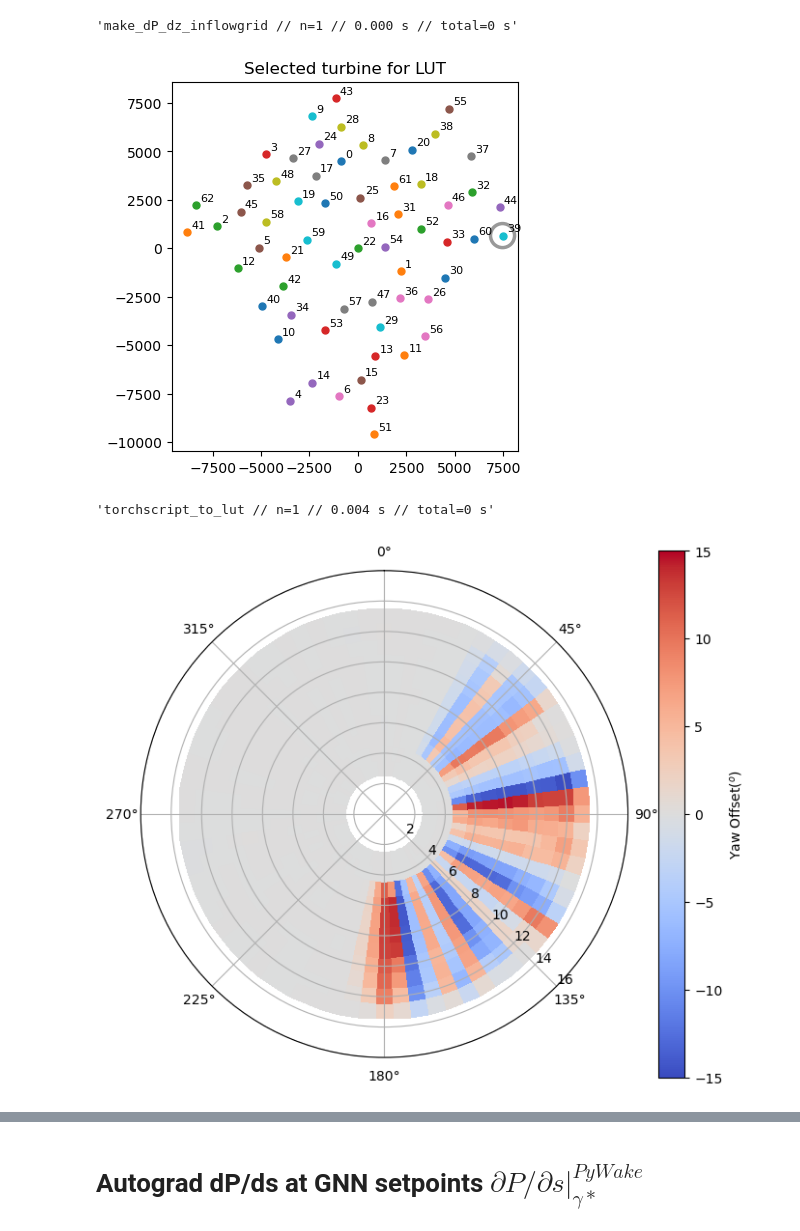
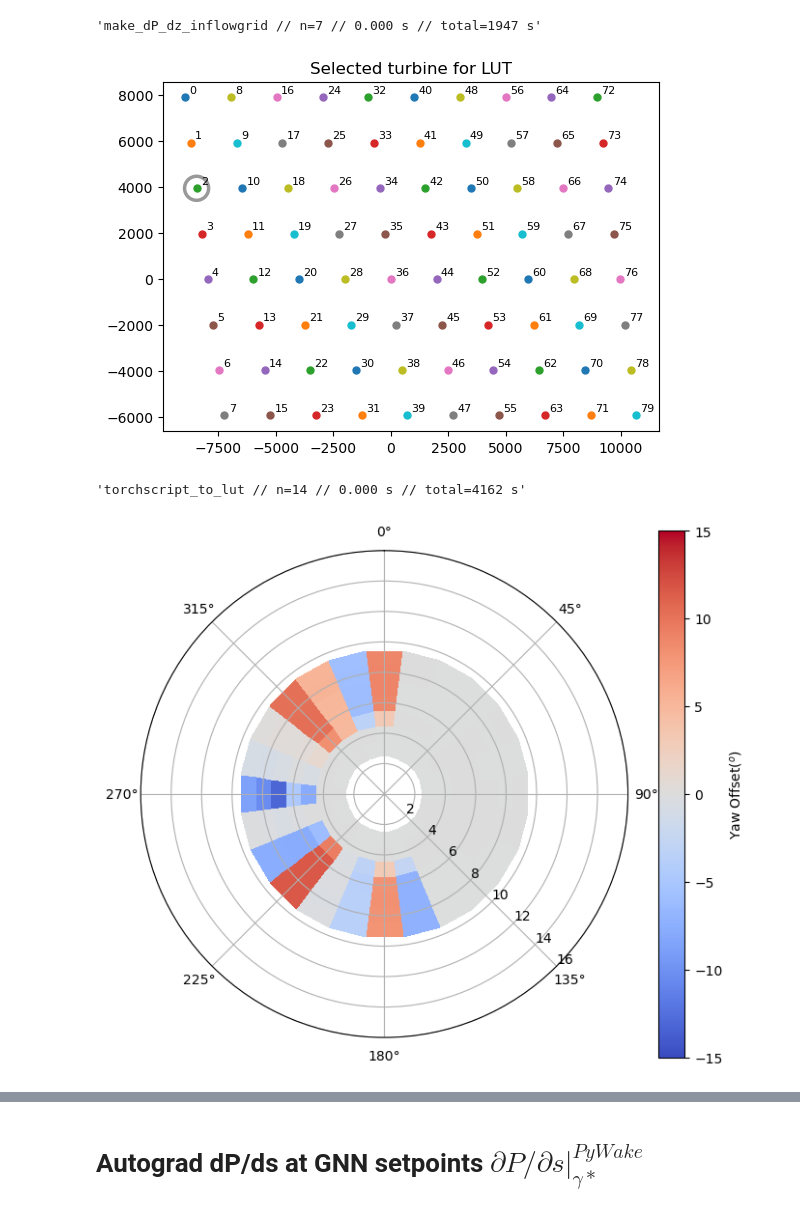
Before and after one commit to DTUWindEnergy/Design-Friendly-Control, a Jupyter notebook: design_friendly/grads.ipynb, the cells around one changed output, grey strips where cells are left out. Cells and saved outputs as stored; diff of their text form; code cells hidden in the pictures.

Commit message:
streamline and unify graph conversion

```diff
--- a/design_friendly/grads.ipynb
+++ b/design_friendly/grads.ipynb
@@ -28,26 +31,33 @@ np.set_printoptions(suppress=True)
 wt = IEA22()
 wf_model = get_flowmodel(wt=wt)
 
-grph = test_graphs[0]
-X_fix = grph["pos"][:, 0]
-Y_fix = grph["pos"][:, 1]
+# grph = test_graphs[0]
+# X_fix = grph["pos"][:, 0]
+# Y_fix = grph["pos"][:, 1]
+X_fix, Y_fix, _ = Hornsrev1Site(
+    scale_D=wt.diameter()  # scale up the layout based on turbine diameter ratio
+)
+X_fix = X_fix
+Y_fix = Y_fix
+
 # wind rose
-wds = np.arange(0, 360, 5)
-wss = np.arange(3, 14, 1)
+wds = np.arange(0, 360, 15)
+wss = np.arange(3, 10, 1)
 TI = 0.04  # single TI for now
 tilt = 0
 print(len(wds) * len(wss))
 n_threads = 2
 
-lut_graphs = graph_maker_lut(
+lut_graphs = graph_maker(
     x=X_fix,
     y=Y_fix,
-    wds=wds,
-    wss=wss,
+    wd=wds,
+    ws=wss,
     TI=TI,  # single TI for now
     target_dicts=None,
     # per_turbines=False,
     connectivity="wake_aware",
     num_threads=n_threads,
+    lut=True
 )
 # %% [output]
@@ -58,64 +68,59 @@ INFO:design_friendly.utils.to_graph: generated 792 graphs from 792 cases
-# %%
-# packed PyWake gradient function
-dP_dz = make_dP_dz_inflowgrid(wf_model)
-# mega-graphs for efficient batching from inflow/geometry
-prepared = prepare_inflowgrid_from_layout(
-    x=X_fix,
-    y=Y_fix,
-    wds=wds,
-    wss=wss,
-    TI=TI,
-    connectivity="wake_aware",
-    edge_uv_cols=(0, 1),
-    rotor_diameter=284.0,
-    k_wake=0.40,
-)
-
-dP_dxy_list, gamma_list = gradP_vjp_xy_inflowgrid_prepared(
-    ts_path=ts_path,
-    prepared=prepared,
-    dP_dz=dP_dz,
-    gamma_col=-1,
-    uv_scale=1.0,
-    return_gamma=True,
-)
-# %% [output]
-'make_dP_dz_inflowgrid // n=1 // 0.000 s // total=0 s'
+# %%
+# packed PyWake gradient function
+dP_dz = make_dP_dz_inflowgrid(wf_model)
+# mega-graphs for efficient batching from inflow/geometry
+prepared = prepare_from_graphs(
+    lut_graphs,
+    lut=True,
+    n_wd = len(wds),
+    edge_uv_cols=(0, 1),
+)
+
+dP_dxy_list, gamma_list = gradP_vjp_xy_inflowgrid_prepared(
+    ts_path=ts_path,
+    prepared=prepared,
+    dP_dz=dP_dz,
+    gamma_col=-1,
+    uv_scale=1.0,
+    return_gamma=True,
+)
+# %% [output]
+'make_dP_dz_inflowgrid // n=7 // 0.000 s // total=1947 s'
 # %%
 # plot look-up-table based on predictions
-turbine_idx = int(39)  # select a turbine to plot
+turbine_idx = int(2)  # select a turbine to plot
 
 plt.figure()
 for i, (xi, yi) in enumerate(zip(X_fix, Y_fix)):
     plt.scatter(xi, yi, s=25)
     plt.annotate(
         str(i),
         (xi, yi),
         xytext=(3, 3),
         textcoords="offset points",
         fontsize=8,
     )
 plt.gca().set_aspect("equal", adjustable="box")
 plt.scatter(
     X_fix[turbine_idx],
     Y_fix[turbine_idx],
     marker="o",
     facecolors="none",
     edgecolors="k",
     linewidths=2.5,
     s=300,
     alpha=0.4,
 )
 plt.title("Selected turbine for LUT")
 plt.show()
 
 # Plot LUT for turbine_idx
 
 gamma_arr = torchscript_to_lut(gamma_list, wds, wss)
 
 lut_3d_heatmap(gamma_arr[turbine_idx, :, :], wds=wds, wss=wss)
 # %% [output]
-[figure, old version]
+[figure, new version]
-'torchscript_to_lut // n=1 // 0.004 s // total=0 s'
+'torchscript_to_lut // n=14 // 0.000 s // total=4162 s'
-[figure, old version]
+[figure, new version]
 # %%
```
Also changed, not shown: parts of 11 cells of this notebook, 6 other files.
